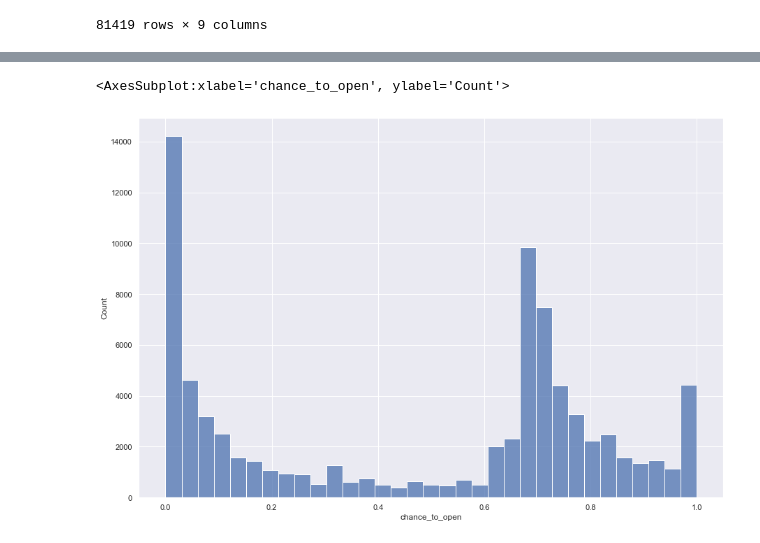
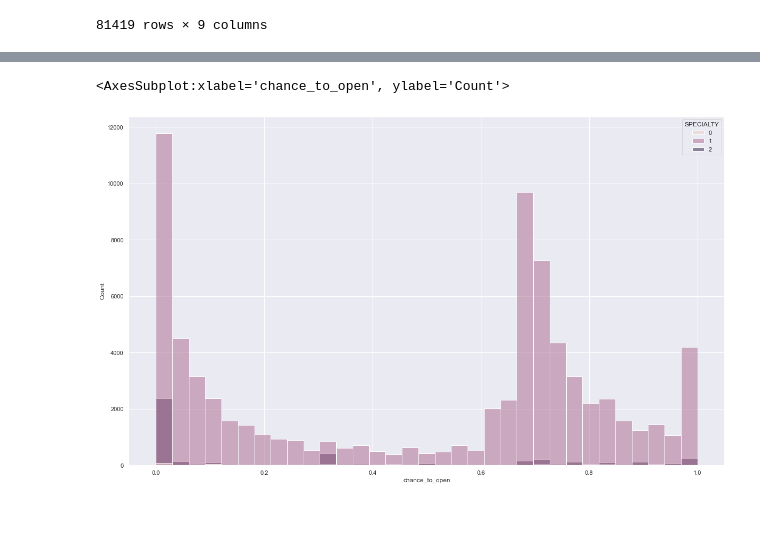
Before and after one commit to IvanovNA01/test_task_junior, a Jupyter notebook: test_to_jun1.ipynb, the cells around one changed output, grey strips where cells are left out. Cells and saved outputs as stored; diff of their text form; code cells hidden in the pictures; blank space fills up the shorter version.

Commit message:
visual

```diff
--- a/test_to_jun1.ipynb
+++ b/test_to_jun1.ipynb
@@ -5,7 +5,7 @@ import pandas as pd
 import numpy as np
 from datetime import date
 
-sns.set(rc = {'figure.figsize':(15,10)})
+sns.set(rc = {'figure.figsize':(25,12)})
 # %%
 """Просмотрим данные о работниках"""
 
@@ -574,5 +588,5 @@ features_df
 # %%
-sns.histplot(data=features_df, x="chance_to_open")
+sns.histplot(data=features_df, x="chance_to_open", hue='SPECIALTY')
 # %% [output]
 <AxesSubplot:xlabel='chance_to_open', ylabel='Count'>
-[figure, old version]
+[figure, new version]
```
Also changed, not shown: parts of 19 cells of this notebook.
